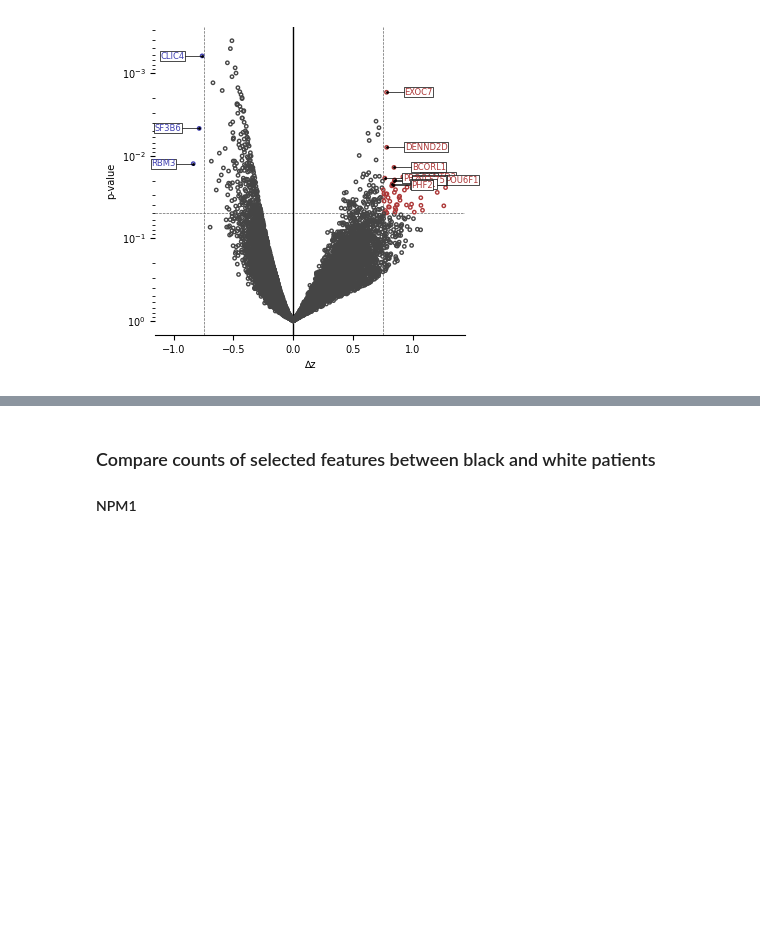
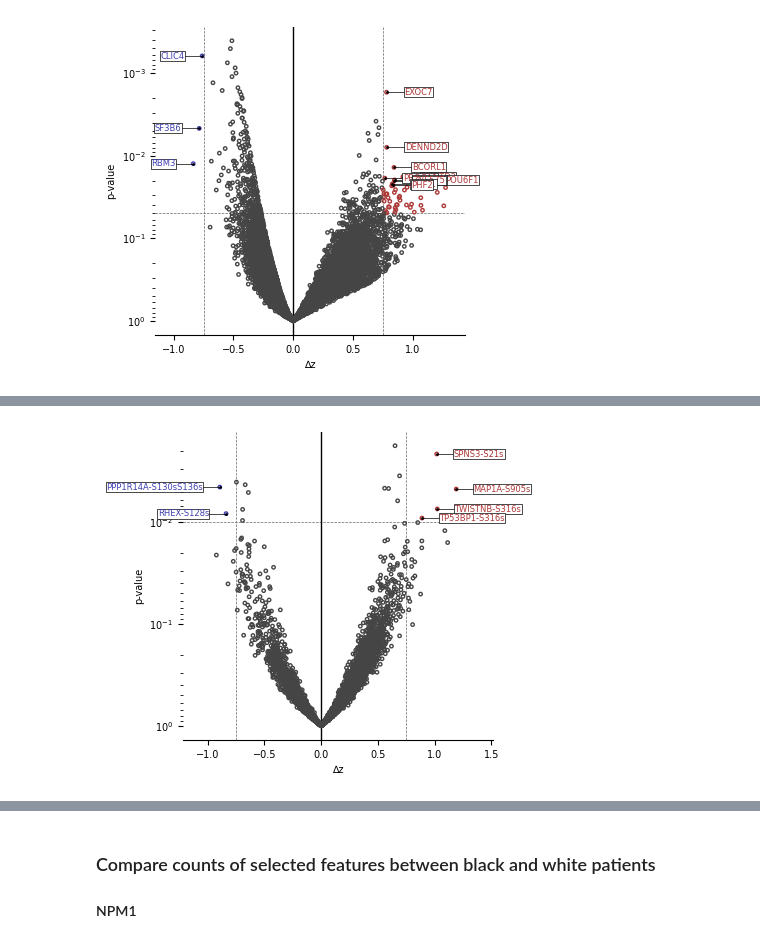
Before and after one commit to PNNL-CompBio/amlMultidrugResistance, a Jupyter notebook: aml_outcome_disparities/analysis/dylan/differential_expression.ipynb, the cells around one changed output, grey strips where cells are left out. Saved outputs shown, nothing was run; the diff lists cells and outputs as text; code cells hidden in the pictures; blank space fills up the shorter version.

```diff
--- a/aml_outcome_disparities/analysis/dylan/differential_expression.ipynb
+++ b/aml_outcome_disparities/analysis/dylan/differential_expression.ipynb
@@ -386,0 +410,4 @@ shape: (14_372, 85)
+# %%
+# phosphoproteomics
+b_flt3itd_phos = load_data_add_delta_z_and_ttest_p("B_FLT3-ITD-WT", "Phosphoproteomics")
+b_flt3itd_phos
@@ -701,0 +993,10 @@ w_nras_rna_top_up, w_nras_rna_top_down = plot_volcano_and_select_top_features(
+# %%
+b_flt3itd_phos_top_up, b_flt3itd_phos_top_down = plot_volcano_and_select_top_features(
+    b_flt3itd_phos,
+    0.75,
+    0.01,
+    "B_FLT3-ITD-WT",
+    "Phosphoproteomics"
+)
+# %% [output]
+[figure, added]
```
Also changed, not shown: parts of 41 cells of this notebook, 3 other files.
